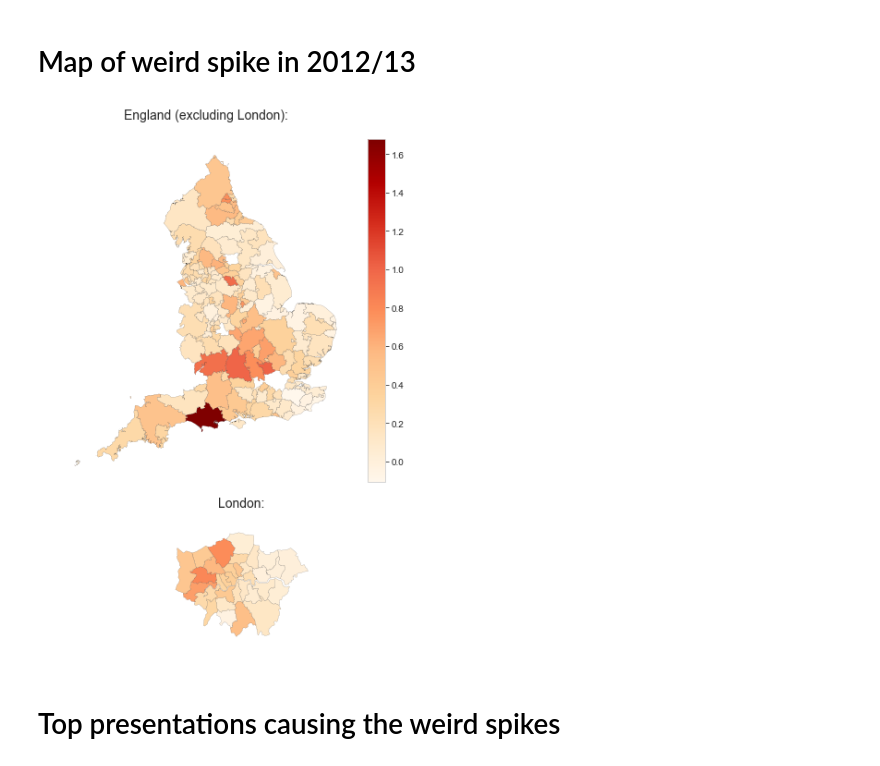
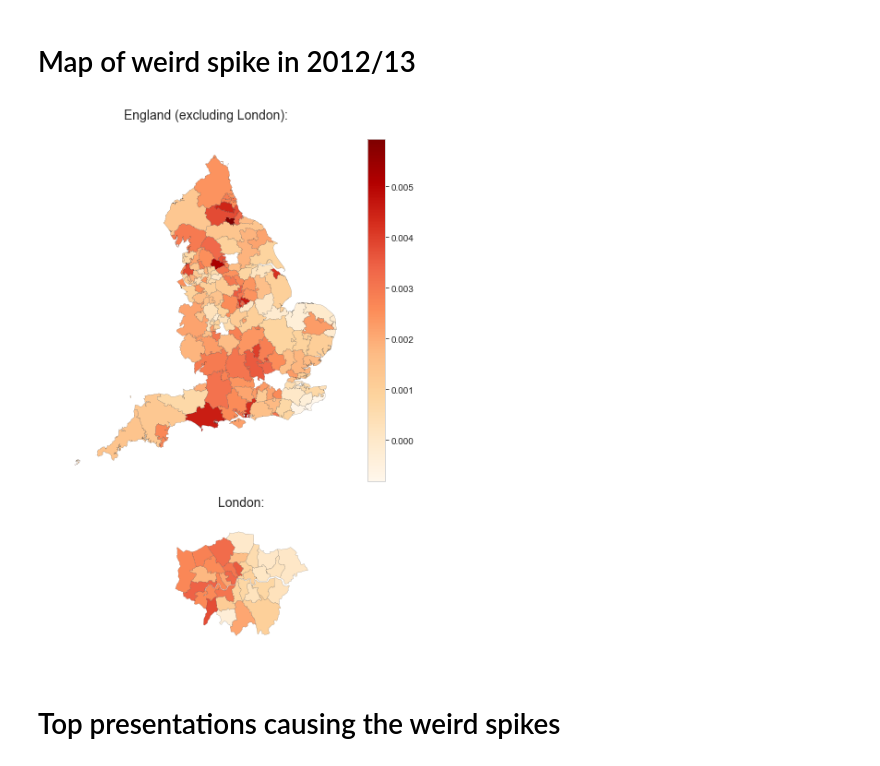
Before and after one commit to ebmdatalab/ghost_branded_generics_paper, a Jupyter notebook: Ghost Branded Generics.ipynb, the cells around one changed output. Saved outputs shown, nothing was run; the diff lists cells and outputs as text; code cells hidden in the pictures.

Commit message:
Correct calc_val error

```diff
--- a/Ghost Branded Generics.ipynb
+++ b/Ghost Branded Generics.ipynb
@@ -209,13 +229,14 @@ plt.show()
 # %%
 plt.figure(figsize=(7, 10))
 weird = practice.merge(epr, how='inner', left_on='practice', right_on='ODS')
 weird = weird.loc[(weird['month']>='2012-12-01') & (weird['month']<='2013-03-01')]
 weird = weird.groupby('pct').sum()
+weird['calc_val'] = weird['possible_savings']/weird['net_cost']
 maps.ccg_map(weird, title="", column='calc_val',
              separate_london=True)
 plt.show()
 # %% [output]
-[figure, old version]
+[figure, new version]
 # %% [markdown]
 # Top presentations causing the weird spikes
 # %% [markdown]
```
Also changed, not shown: parts of 8 cells of this notebook.
